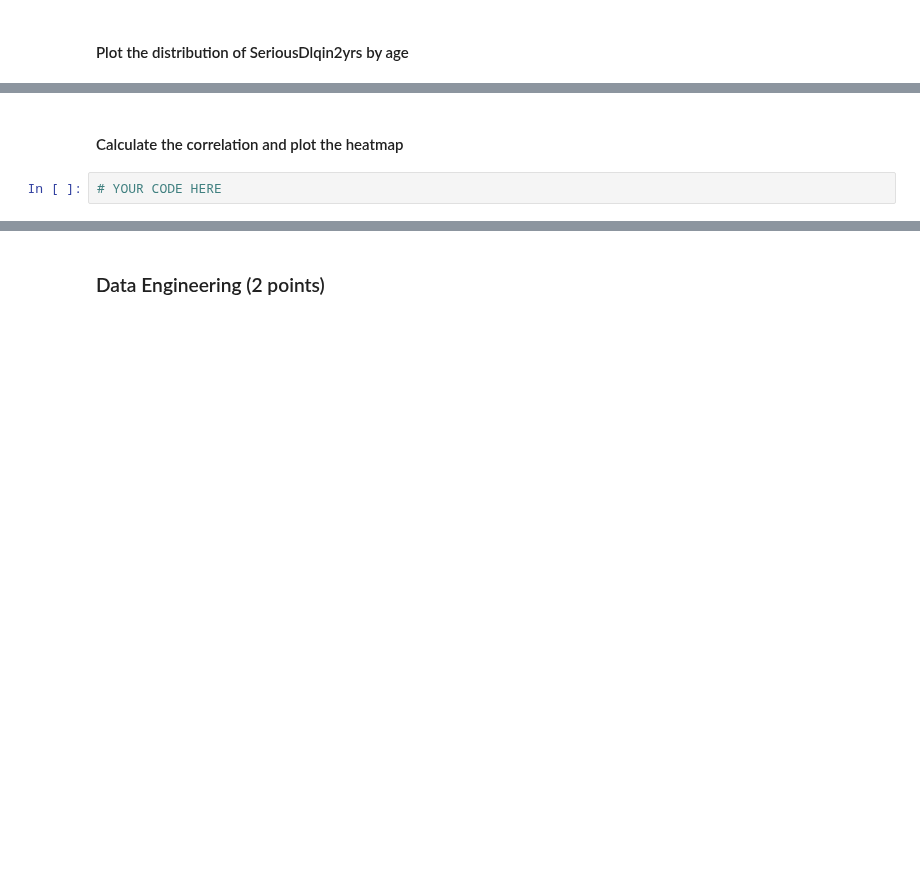
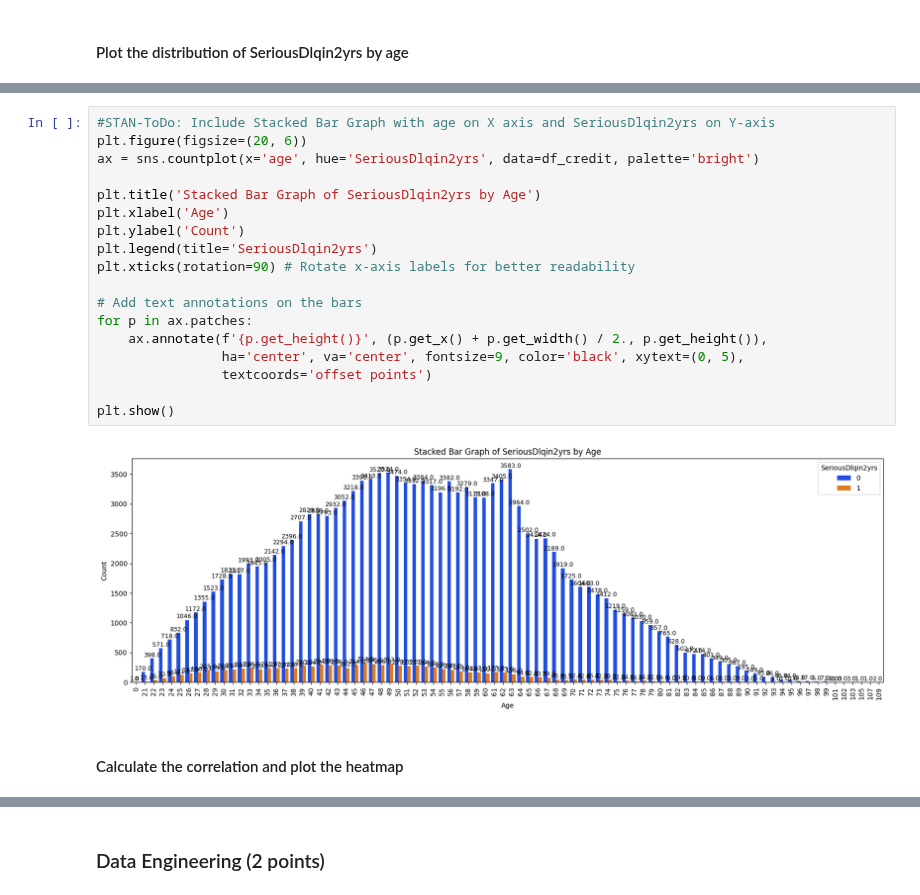
Before and after one commit to deepakk7195/IISC_CDS_DS, a Jupyter notebook: MiniProject_2_Credit_risk_modelling_Logistic_Regression_Deepak.ipynb, the cells around one changed output, grey strips where cells are left out. Saved outputs shown, nothing was run; the diff lists cells and outputs as text; blank space fills up the shorter version.

```diff
--- a/MiniProject_2_Credit_risk_modelling_Logistic_Regression_Deepak.ipynb
+++ b/MiniProject_2_Credit_risk_modelling_Logistic_Regression_Deepak.ipynb
@@ -180,4 +232,22 @@ df_credit['MonthlyIncome'].fillna(value=meanMonthlyIncome, inplace=True)
+# %%
+#STAN-ToDo: Include Stacked Bar Graph with age on X axis and SeriousDlqin2yrs on Y-axis
+plt.figure(figsize=(20, 6))
+ax = sns.countplot(x='age', hue='SeriousDlqin2yrs', data=df_credit, palette='bright')
+
+plt.title('Stacked Bar Graph of SeriousDlqin2yrs by Age')
+plt.xlabel('Age')
+plt.ylabel('Count')
+plt.legend(title='SeriousDlqin2yrs')
+plt.xticks(rotation=90) # Rotate x-axis labels for better readability
+
+# Add text annotations on the bars
+for p in ax.patches:
+    ax.annotate(f'{p.get_height()}', (p.get_x() + p.get_width() / 2., p.get_height()),
+                ha='center', va='center', fontsize=9, color='black', xytext=(0, 5),
+                textcoords='offset points')
+
+plt.show()
+# %% [output]
+[figure, added]
 # %% [markdown]
 #### Calculate the correlation and plot the heatmap
-# %%
-# YOUR CODE HERE
```
Also changed, not shown: parts of 44 cells of this notebook.
